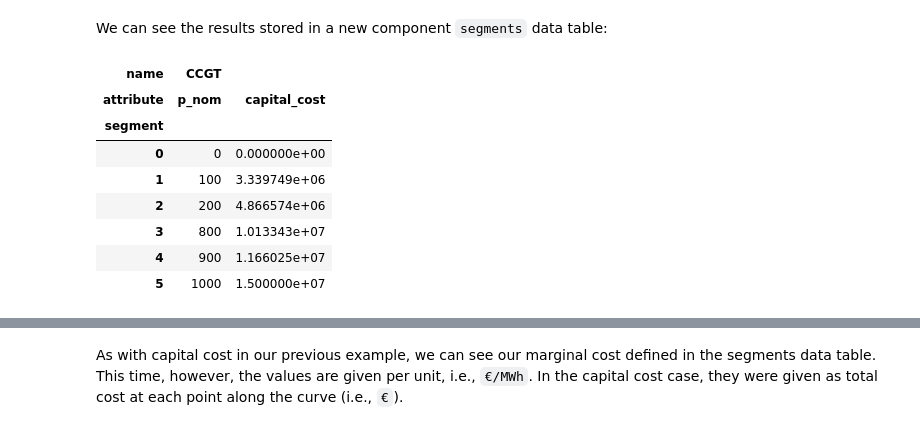
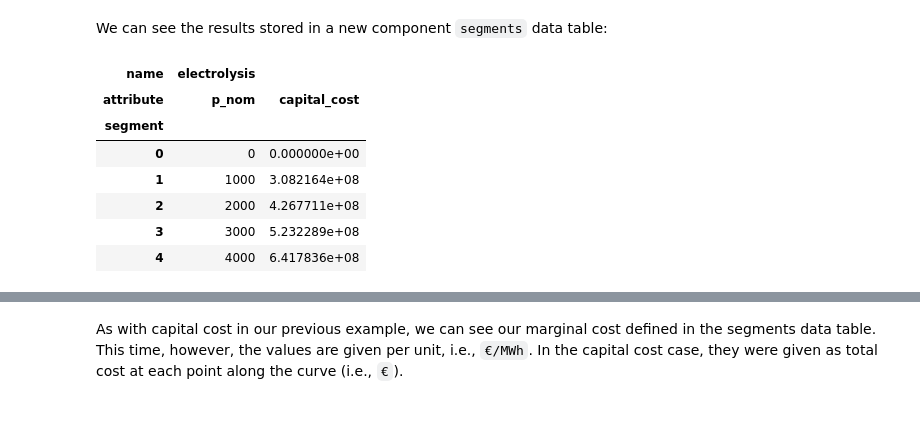
Before and after one commit to PyPSA/PyPSA, a Jupyter notebook: docs/examples/piecewise-constraints.ipynb, the cells around one changed output, grey strips where cells are left out. Cells and saved outputs as stored; diff of their text form; code cells hidden in the pictures.

```diff
--- a/docs/examples/piecewise-constraints.ipynb
+++ b/docs/examples/piecewise-constraints.ipynb
@@ -10,7 +7,7 @@ import pypsa
 
 warnings.filterwarnings("error", category=DeprecationWarning)
 logging.getLogger("gurobipy").propagate = True
-pypsa.options.params.optimize.log_to_console = False
+pypsa.options.params.optimize.log_to_console = True
 # %% [markdown]
 # Piecewise costs and constraints
 
@@ -40,39 +38,16 @@ INFO:pypsa.network.io:Imported network 'Model-Energy' has buses, carriers, gener
 
 Our reference case will be a model in which the rated values for our CCGT are used.
 # %%
-def create_new_network(n: pypsa.Network, **ccgt_kwarg_overrides) -> pypsa.Network:
-    default_ccgt_kwargs = {
-        "carrier": "CCGT", "bus": "electricity",
-        "p_nom_extendable": False,
-        "p_nom": 1000,
-        "capital_cost": 15000,
-        "marginal_cost": 50,
-        "efficiency": 0.58}
-    ccgt_kwargs = {**default_ccgt_kwargs, **ccgt_kwarg_overrides}
-    cheap_ccgt_kwargs = default_ccgt_kwargs.copy()
-    cheap_ccgt_kwargs["capital_cost"] = 13500
+def update_electrolysis(n: pypsa.Network, **new_attrs) -> pypsa.Network:
 
     n_new = n.copy()
 
-    n_new.add("Generator", "CCGT", **ccgt_kwargs)
-    n_new.add("Generator", "CCGT-cheap", **cheap_ccgt_kwargs)
-    n_new.add("Carrier", "CCGT", co2_emissions=0.2)
-
-    n_new.add(
-        "GlobalConstraint",
-        "co2_limit",
-        type="primary_energy",
-        carrier_attribute="co2_emissions",
-        sense="<=",
-        constant=1e5,
-    )
+    n_new.add("Link", "electrolysis", **new_attrs, **n.links.loc["electrolysis"].drop(new_attrs.keys()), overwrite=True)
     n_new.sanitize()
     return n_new
 
 
-n_ref = create_new_network(
-    n
-)
+n_ref = update_electrolysis(n)
 n_ref.optimize()
 # %% [output]
 INFO:pypsa.consistency:Sanitizing network...
@@ -145,8 +148,8 @@ def plot_piecewise_constraints(
     plt.show()
 # %%
 # 1. Investment cost – economy of scale followed by diseconomy of scale
-P_max_inv = 1000  # MW
-C_max_inv = 15000 * P_max_inv  # €
+P_max_inv = 5000  # MW
+C_max_inv = 190000 * P_max_inv  # €
 k = 3
 
 
@@ -220,12 +255,12 @@ The other two relate to the load rate of a component (`p/p_nom`) which is a non-
 
 Let's see what happens when we add this piecewise constraint:
 # %%
-p_nom_breakpoints = np.array([0, 100, 200, 800, 900, 1000])
+p_nom_breakpoints = np.array([0, 1000, 2000, 3000, 4000])
 capital_costs = get_inv_cost_curve(p_nom_breakpoints)
-n_piecewise_inv = create_new_network(
+n_piecewise_capex = update_electrolysis(
     n,
     capital_cost=dict(zip(p_nom_breakpoints, capital_costs)),
 )
-n_piecewise_inv.optimize(reformulate_sos="auto")
+n_piecewise_capex.optimize(reformulate_sos="auto")
 # %% [output]
 INFO:pypsa.consistency:Sanitizing network...
@@ -249,14 +319,13 @@ INFO:pypsa.optimization.optimize:The shadow-prices of the constraints Generator-
 # %% [markdown]
 We can see the results stored in a new component `segments` data table:
 # %%
-display(n_piecewise_inv.c.generators.segments.capital_cost)
+display(n_piecewise_capex.c.links.segments.capital_cost)
 # %% [output]
-| name | CCGT |  |
+| name | electrolysis |  |
 | attribute | p_nom | capital_cost |
 | segment |  |  |
 | 0 | 0 | 0.000000e+00 |
-| 1 | 100 | 3.339749e+06 |
-| 2 | 200 | 4.866574e+06 |
-| 3 | 800 | 1.013343e+07 |
-| 4 | 900 | 1.166025e+07 |
-| 5 | 1000 | 1.500000e+07 |
+| 1 | 1000 | 3.082164e+08 |
+| 2 | 2000 | 4.267711e+08 |
+| 3 | 3000 | 5.232289e+08 |
+| 4 | 4000 | 6.417836e+08 |
```
Also changed, not shown: parts of 22 cells of this notebook, 7 other files.
